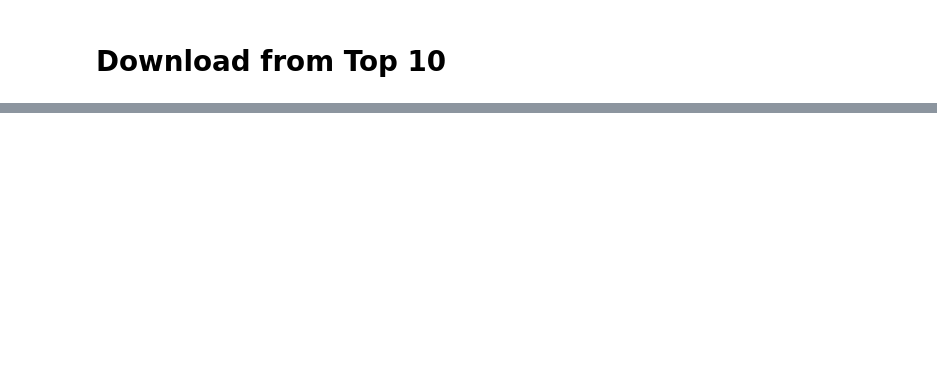
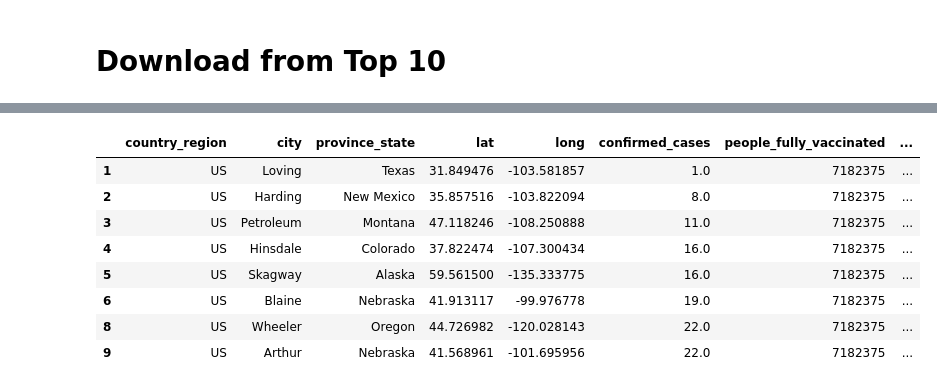
Before and after one commit to icheung487/Final_Project, a Jupyter notebook: Interactive_Map/Vacation_Search.ipynb, the cells around one changed output, grey strips where cells are left out. Saved outputs shown, nothing was run; the diff lists cells and outputs as text; code cells hidden in the pictures; blank space fills up the shorter version.

```diff
--- a/Interactive_Map/Vacation_Search.ipynb
+++ b/Interactive_Map/Vacation_Search.ipynb
@@ -109,7 +188,13 @@ for index, row in hotel_df.iterrows():
 # %%
 # 7. Drop the rows where there is no Hotel Name.
 hotel_df.dropna()
-print(hotel_df)
-
-hotel_df2 = hotel_df.dropna(subset=['hotel name'])
-final_df3
+# %% [output]
+|  | country_region | city | province_state | lat | long | confirmed_cases | people_fully_vaccinated | ... |
+| 1 | US | Loving | Texas | 31.849476 | -103.581857 | 1.0 | 7182375 | ... |
+| 2 | US | Harding | New Mexico | 35.857516 | -103.822094 | 8.0 | 7182375 | ... |
+| 3 | US | Petroleum | Montana | 47.118246 | -108.250888 | 11.0 | 7182375 | ... |
+| 4 | US | Hinsdale | Colorado | 37.822474 | -107.300434 | 16.0 | 7182375 | ... |
+| 5 | US | Skagway | Alaska | 59.561500 | -135.333775 | 16.0 | 7182375 | ... |
+| 6 | US | Blaine | Nebraska | 41.913117 | -99.976778 | 19.0 | 7182375 | ... |
+| 8 | US | Wheeler | Oregon | 44.726982 | -120.028143 | 22.0 | 7182375 | ... |
+| 9 | US | Arthur | Nebraska | 41.568961 | -101.695956 | 22.0 | 7182375 | ... |
```
Also changed, not shown: parts of 13 cells of this notebook.
